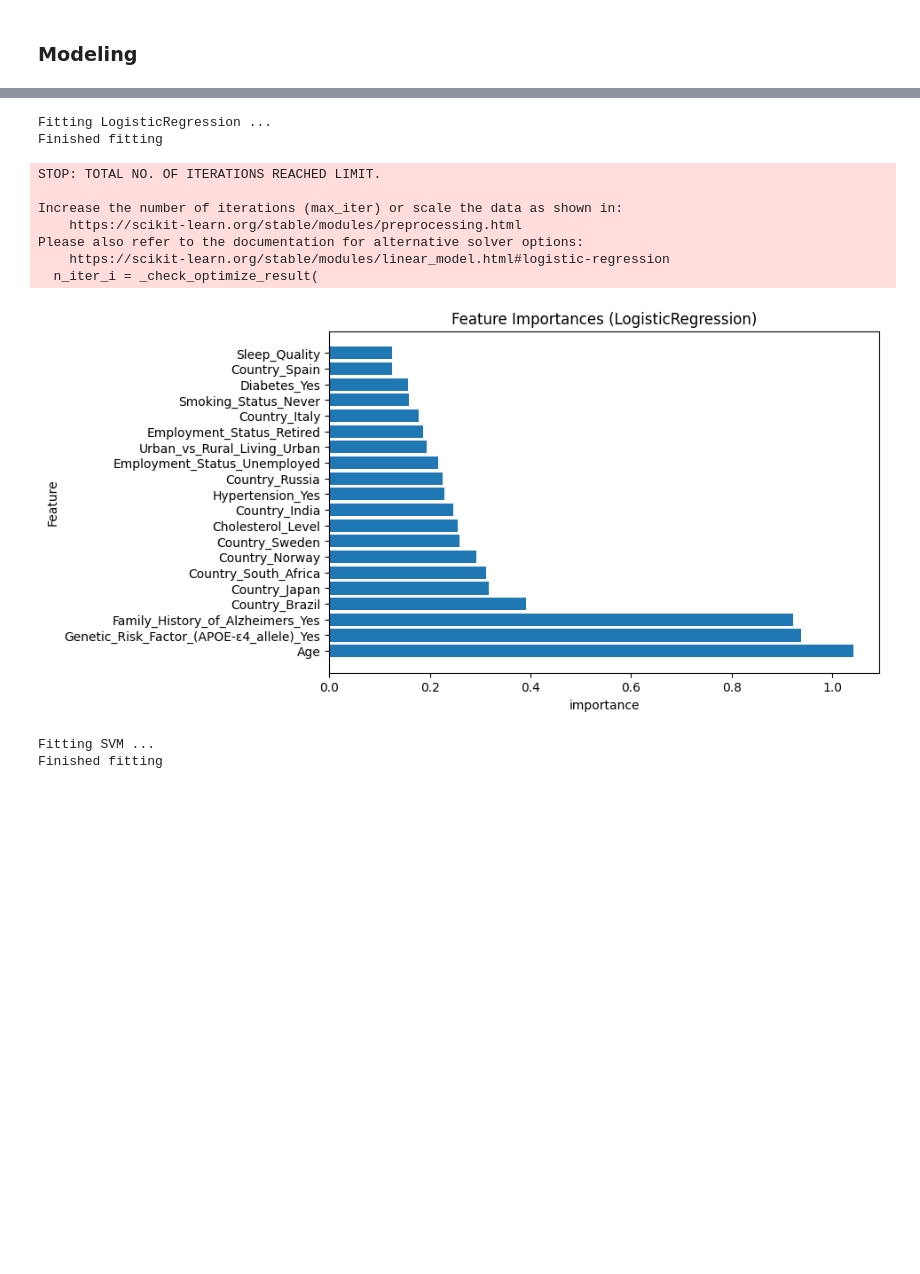
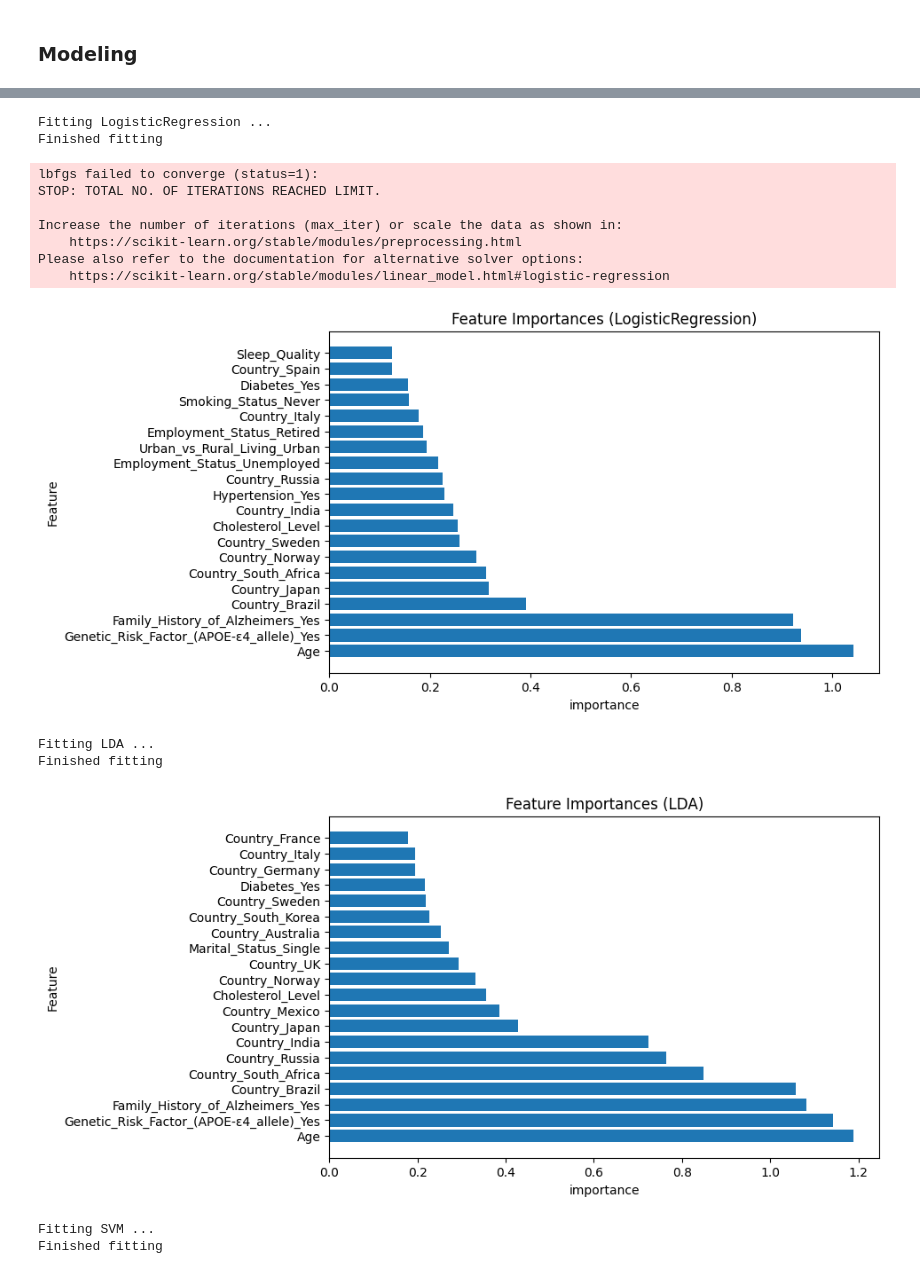
Before and after one commit to DVDMVN/STT811_ALZ_PROJ, a Jupyter notebook: master_notebook.ipynb, the cells around one changed output, grey strips where cells are left out. Cells and saved outputs as stored; diff of their text form; code cells hidden in the pictures; blank space fills up the shorter version.

```diff
--- a/master_notebook.ipynb
+++ b/master_notebook.ipynb
@@ -387,14 +388,24 @@ Finished fitting
 # %%
-plot_feature_importance("LogisticRegression", interaction_data, target, 20)
+lr_interaction_imp = plot_feature_importance("LogisticRegression", interaction_data, target, 20)
+lr_interaction_imp_df = pd.DataFrame(lr_interaction_imp, columns = ['Feature', 'Importance'])
+lr_interaction_imp_df.to_csv('cache/logisticregression_interaction_importances.csv', index=False)
 # %% [output]
 Fitting LogisticRegression ...
 Finished fitting
+lbfgs failed to converge (status=1):
 STOP: TOTAL NO. OF ITERATIONS REACHED LIMIT.
 
 Increase the number of iterations (max_iter) or scale the data as shown in:
     https://scikit-learn.org/stable/modules/preprocessing.html
 Please also refer to the documentation for alternative solver options:
     https://scikit-learn.org/stable/modules/linear_model.html#logistic-regression
-  n_iter_i = _check_optimize_result(
 [figure]
+# %%
+lda_interaction_imp = plot_feature_importance("LDA", interaction_data, target, 20)
+lda_interaction_imp_df = pd.DataFrame(lda_interaction_imp, columns = ['Feature', 'Importance'])
+lda_interaction_imp_df.to_csv('cache/lda_interaction_importances.csv', index=False)
+# %% [output]
+Fitting LDA ...
+Finished fitting
+[figure, added]
 # %%
```
Also changed, not shown: parts of 10 cells of this notebook, 10 other files.
